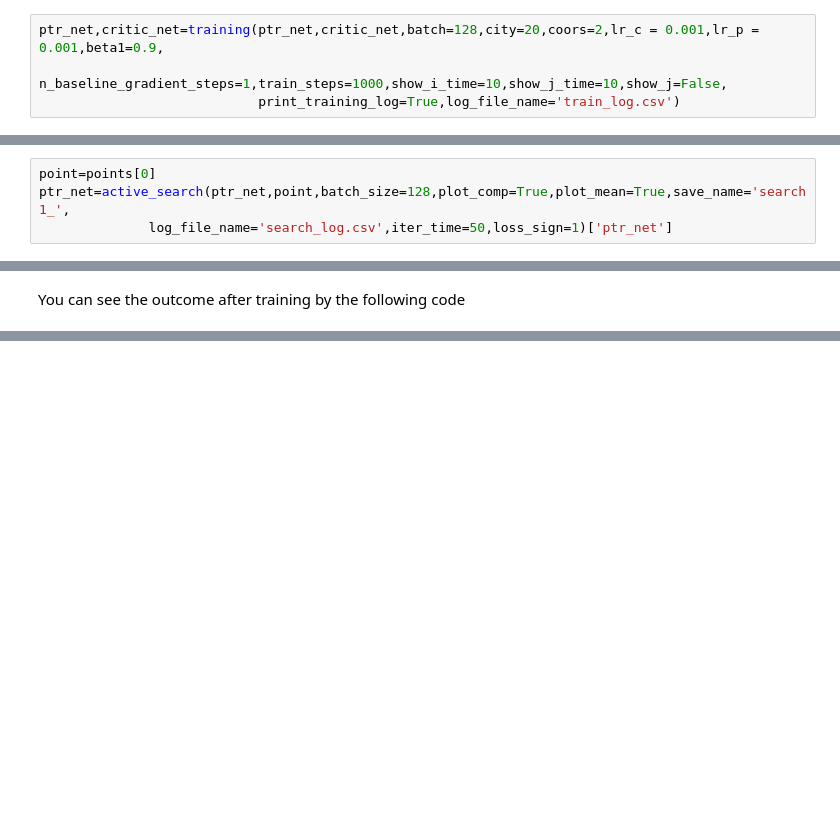
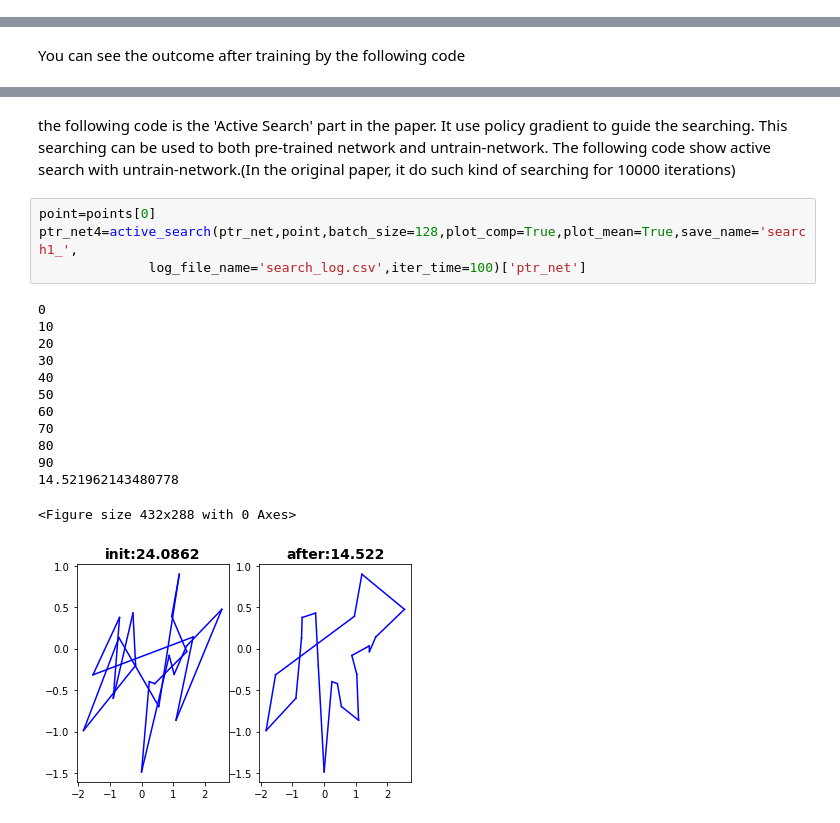
Before and after one commit to zhengsr3/Solving_Travelling_Salesman_Problem, a Jupyter notebook: Reinforcement_Learning_Pointer_Networks_TSP_Pytorch_visuallization.ipynb, the cells around one changed output, grey strips where cells are left out. Drawn from its saved outputs; the diff is of its cells as text; blank space fills up the shorter version.

```diff
--- a/Reinforcement_Learning_Pointer_Networks_TSP_Pytorch_visuallization.ipynb
+++ b/Reinforcement_Learning_Pointer_Networks_TSP_Pytorch_visuallization.ipynb
@@ -37,4 +36,0 @@ the follwoiing code is for training
-# %%
-ptr_net,critic_net=training(ptr_net,critic_net,batch=128,city=20,coors=2,lr_c = 0.001,lr_p = 0.001,beta1=0.9,
-                    n_baseline_gradient_steps=1,train_steps=1000,show_i_time=10,show_j_time=10,show_j=False,
-                            print_training_log=True,log_file_name='train_log.csv')
@@ -43,4 +36,0 @@ the following code is the 'Active Search' part in the paper. It use policy gradi
-# %%
-point=points[0]
-ptr_net=active_search(ptr_net,point,batch_size=128,plot_comp=True,plot_mean=True,save_name='search1_',
-              log_file_name='search_log.csv',iter_time=50,loss_sign=1)['ptr_net']
@@ -55,0 +70,20 @@ roads[0:2,]
+# %% [markdown]
+the following code is the 'Active Search' part in the paper. It use policy gradient to guide the searching. This searching can be used to both pre-trained network and untrain-network. The following code show active search with untrain-network.(In the original paper, it do such kind of searching for 10000 iterations)
+# %%
+point=points[0]
+ptr_net4=active_search(ptr_net,point,batch_size=128,plot_comp=True,plot_mean=True,save_name='search1_',
+              log_file_name='search_log.csv',iter_time=100)['ptr_net']
+# %% [output]
+0
+10
+20
+30
+40
+50
+60
+70
+80
+90
+14.521962143480778
+<Figure size 432x288 with 0 Axes>
+[figure, added]
```
Also changed, not shown: parts of 16 cells of this notebook, 6 other files.
